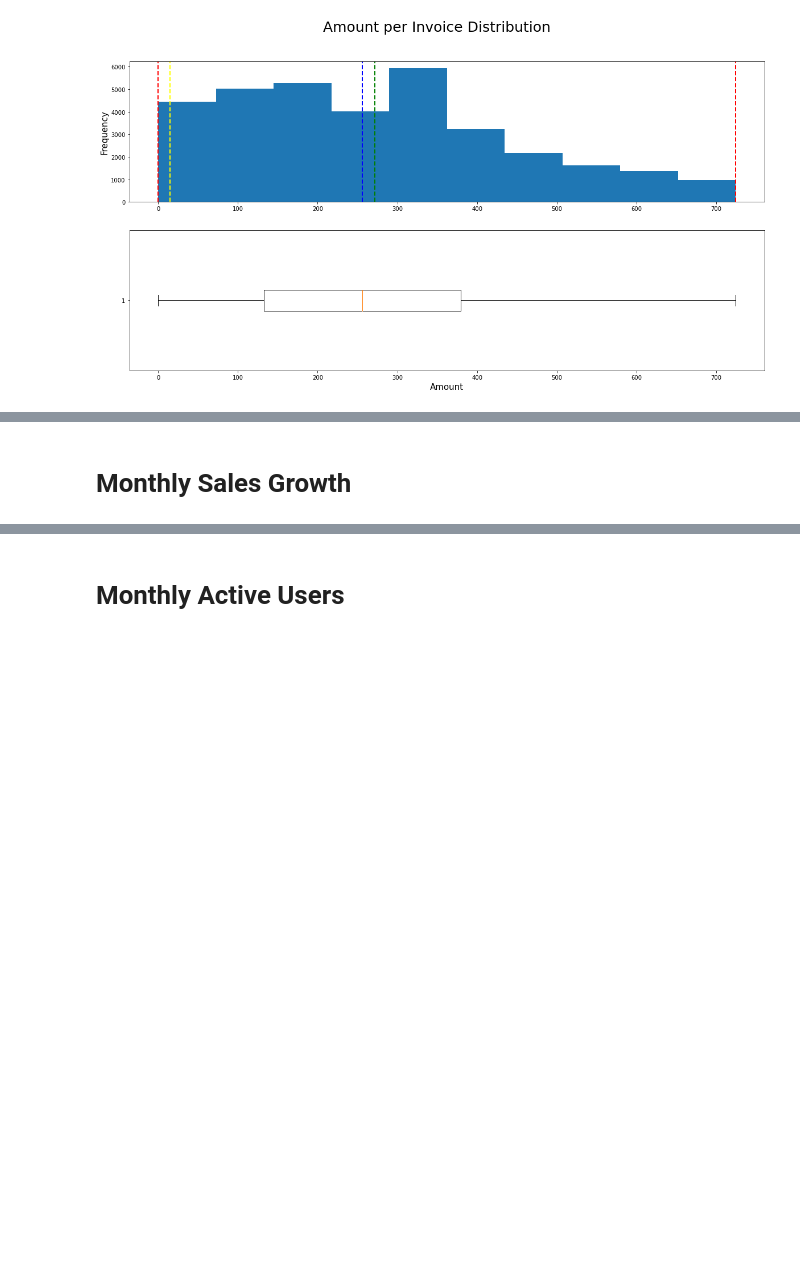
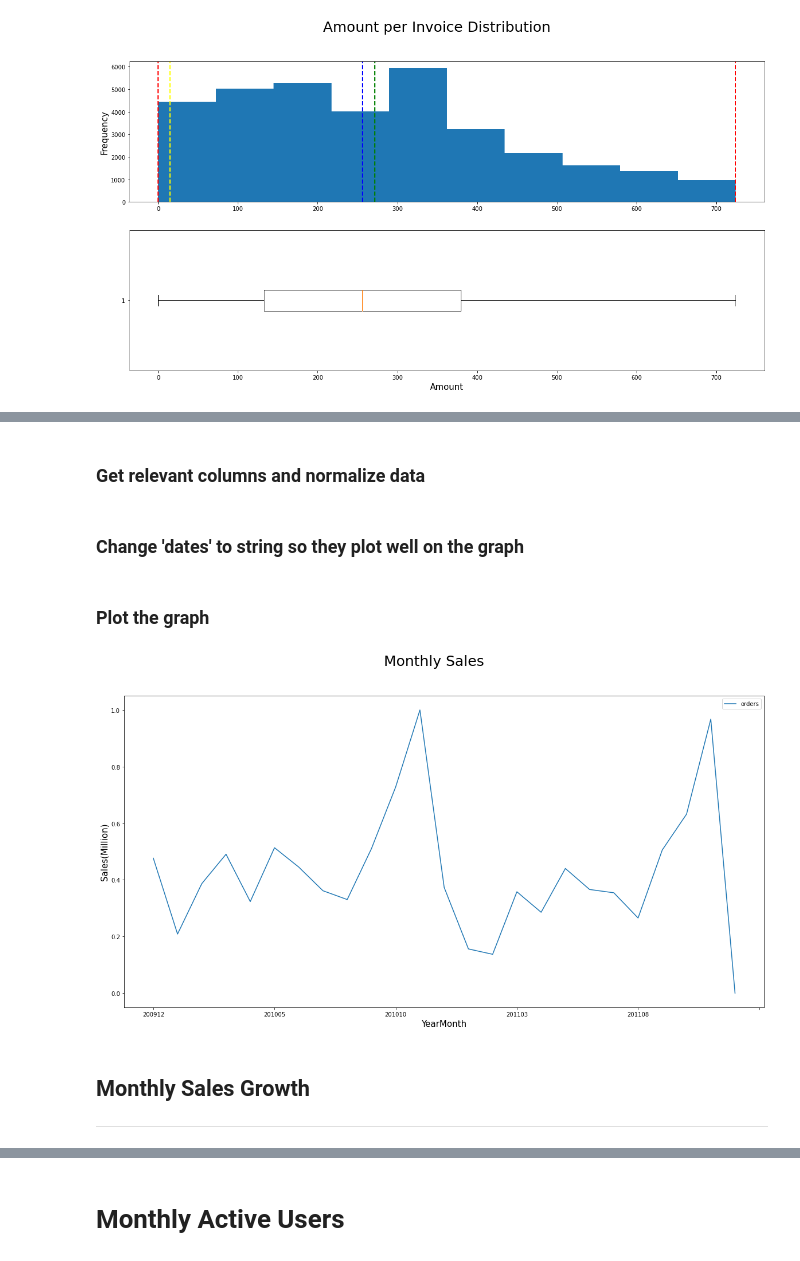
Before and after one commit to jarviscanada/jarvis_data_eng_AndresOsorio, a Jupyter notebook: python_data_wrangling/retail_data_analytics_wrangling.ipynb, the cells around one changed output, grey strips where cells are left out. Cells and saved outputs as stored; diff of their text form; code cells hidden in the pictures; blank space fills up the shorter version.

```diff
--- a/python_data_wrangling/retail_data_analytics_wrangling.ipynb
+++ b/python_data_wrangling/retail_data_analytics_wrangling.ipynb
@@ -173,2 +175,25 @@ Maximum:724.25
+# %% [markdown]
+### Get relevant columns and normalize data
+# %%
+from sklearn.preprocessing import MinMaxScaler
+scaler = MinMaxScaler()
+
+total_sales = total_orders.copy()
+total_sales = total_sales[['dates', 'orders']]
+total_sales['orders'] = scaler.fit_transform(total_sales[['orders']])
+# %% [markdown]
+### Change 'dates' to string so they plot well on the graph
+# %%
+total_sales['dates'] = total_sales['dates'].astype(str)
+# %% [markdown]
+### Plot the graph
+# %%
+ax = total_sales.plot.line(x = 'dates', y = 'orders', figsize = (20, 10));
+plt.suptitle('Monthly Sales', fontsize = 25);
+ax.set_xlabel('YearMonth', fontsize = 15);
+ax.set_ylabel('Sales(Million)', fontsize = 15);
+# %% [output]
+[figure, added]
 # %% [markdown]
-# Monthly Sales Growth
+## Monthly Sales Growth
+-----------------------
```
Also changed, not shown: parts of 32 cells of this notebook, 1 other file.
